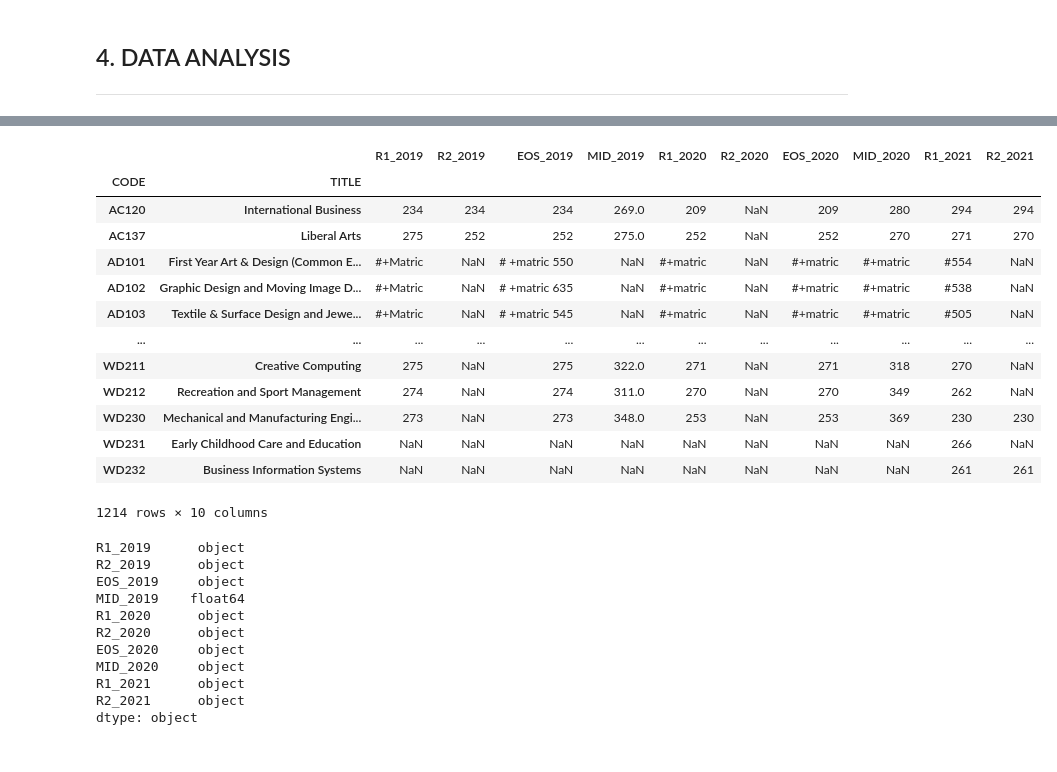
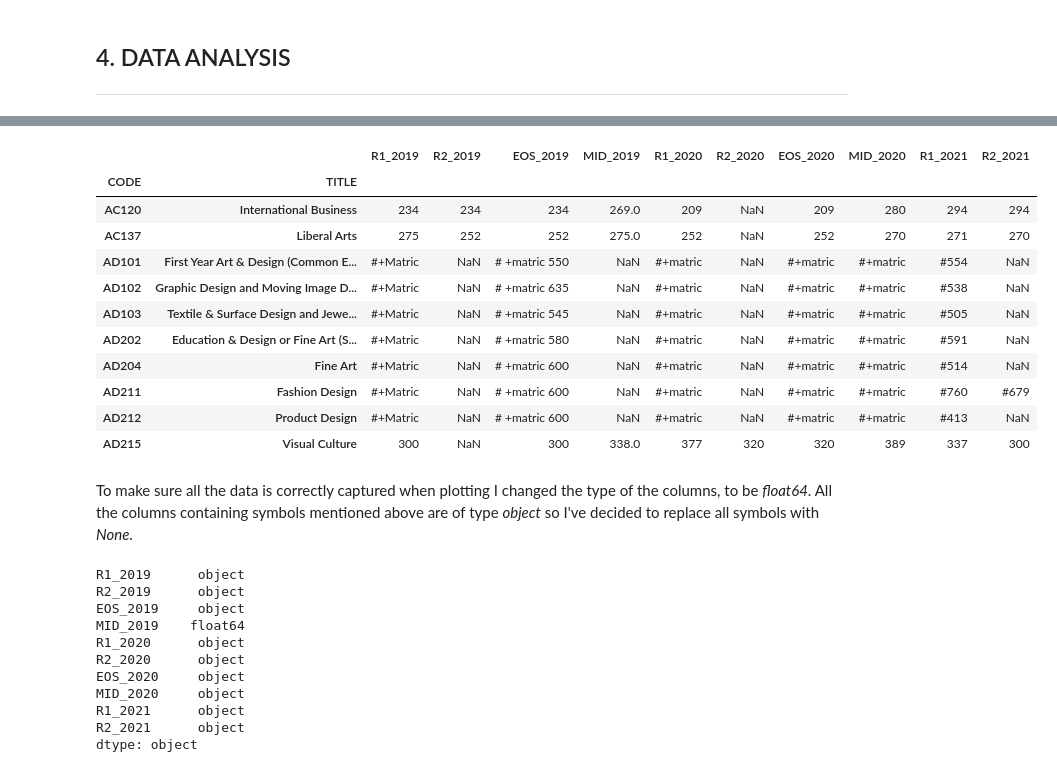
Before and after one commit to AnteDujic/Fundamentals-of-Data-Analysis, a Jupyter notebook: cao.ipynb, the cells around one changed output, grey strips where cells are left out. Cells and saved outputs as stored; diff of their text form; code cells hidden in the pictures.

```diff
--- a/cao.ipynb
+++ b/cao.ipynb
@@ -504,19 +520,21 @@ allcourses.to_csv ("data/Final_table.csv")
 # %%
+# Read in the data for analysis
 df = pd.read_csv ("data/Final_table.csv", index_col = ["CODE", "TITLE"])
-df
+#df = pd.read_csv ("data/Final_table.csv")
+df.head(10)
 # %% [output]
 |  |  | R1_2019 | R2_2019 | EOS_2019 | MID_2019 | R1_2020 | R2_2020 | EOS_2020 | MID_2020 | R1_2021 | R2_2021 |
 | CODE | TITLE |  |  |  |  |  |  |  |  |  |  |
 | AC120 | International Business | 234 | 234 | 234 | 269.0 | 209 | NaN | 209 | 280 | 294 | 294 |
 | AC137 | Liberal Arts | 275 | 252 | 252 | 275.0 | 252 | NaN | 252 | 270 | 271 | 270 |
 | AD101 | First Year Art & Design (Common E... | #+Matric | NaN | # +matric 550 | NaN | #+matric | NaN | #+matric | #+matric | #554 | NaN |
 | AD102 | Graphic Design and Moving Image D... | #+Matric | NaN | # +matric 635 | NaN | #+matric | NaN | #+matric | #+matric | #538 | NaN |
 | AD103 | Textile & Surface Design and Jewe... | #+Matric | NaN | # +matric 545 | NaN | #+matric | NaN | #+matric | #+matric | #505 | NaN |
-| ... | ... | ... | ... | ... | ... | ... | ... | ... | ... | ... | ... |
-| WD211 | Creative Computing | 275 | NaN | 275 | 322.0 | 271 | NaN | 271 | 318 | 270 | NaN |
-| WD212 | Recreation and Sport Management | 274 | NaN | 274 | 311.0 | 270 | NaN | 270 | 349 | 262 | NaN |
-| WD230 | Mechanical and Manufacturing Engi... | 273 | NaN | 273 | 348.0 | 253 | NaN | 253 | 369 | 230 | 230 |
-| WD231 | Early Childhood Care and Education | NaN | NaN | NaN | NaN | NaN | NaN | NaN | NaN | 266 | NaN |
-| WD232 | Business Information Systems | NaN | NaN | NaN | NaN | NaN | NaN | NaN | NaN | 261 | 261 |
+| AD202 | Education & Design or Fine Art (S... | #+Matric | NaN | # +matric 580 | NaN | #+matric | NaN | #+matric | #+matric | #591 | NaN |
+| AD204 | Fine Art | #+Matric | NaN | # +matric 600 | NaN | #+matric | NaN | #+matric | #+matric | #514 | NaN |
+| AD211 | Fashion Design | #+Matric | NaN | # +matric 600 | NaN | #+matric | NaN | #+matric | #+matric | #760 | #679 |
+| AD212 | Product Design | #+Matric | NaN | # +matric 600 | NaN | #+matric | NaN | #+matric | #+matric | #413 | NaN |
+| AD215 | Visual Culture | 300 | NaN | 300 | 338.0 | 377 | 320 | 320 | 389 | 337 | 300 |
-1214 rows × 10 columns
+# %% [markdown]
+To make sure all the data is correctly captured when plotting I changed the type of the columns, to be *float64*. All the columns containing symbols mentioned above are of type *object* so I've decided to replace all symbols with *None*.
 # %%
```
Also changed, not shown: parts of 44 cells of this notebook, 41 other files.
